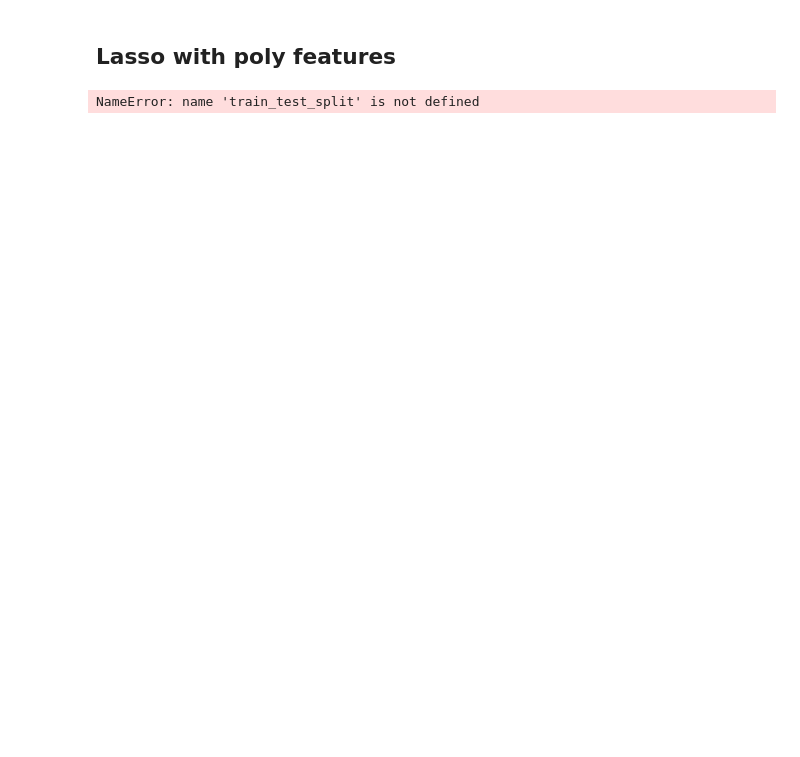
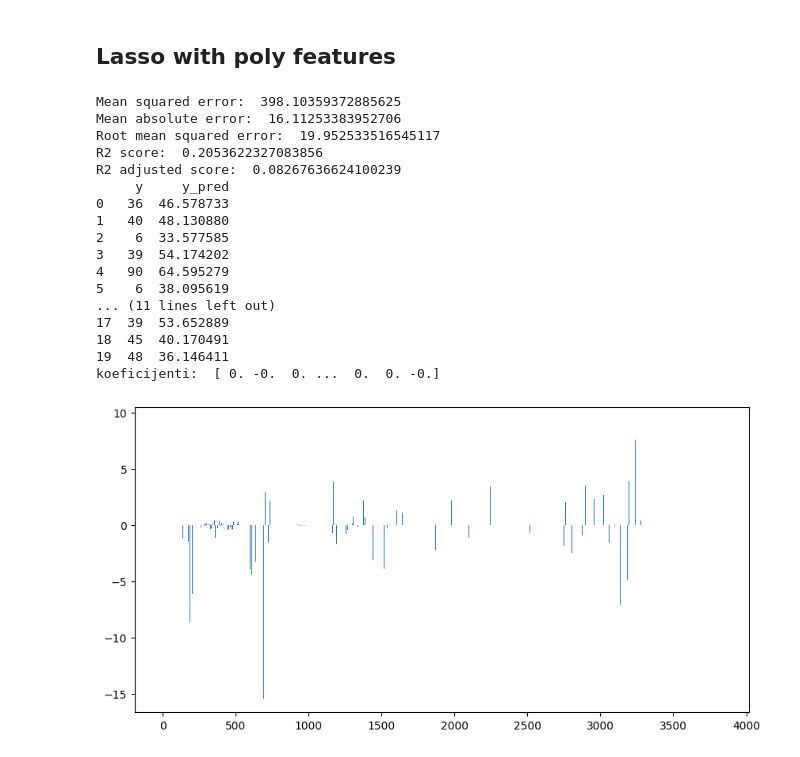
Before and after one commit to ssspetrovic/spotify-prediction, a Jupyter notebook: main.ipynb, the cells around one changed output. Cells and saved outputs as stored; diff of their text form; code cells hidden in the pictures; blank space fills up the shorter version.

```diff
--- a/main.ipynb
+++ b/main.ipynb
@@ -309,34 +275,51 @@ from sklearn.model_selection import train_test_split
 # %%
 # podela skupa na trening i test podatke
 
-x_train_1, x_test, y_train_1, y_test = train_test_split(x, y, test_size=0.05, random_state=42)
-x_train, x_val, y_train, y_val = train_test_split(x_train_1, y_train_1, test_size=0.05, random_state=42)
+x_train, x_test, y_train, y_test = train_test_split(X, y, test_size=0.05, random_state=42)
+# x_train, x_val, y_train, y_val = train_test_split(x_train_1, y_train_1, test_size=0.05, random_state=42)
 
-x_train_std, x_val_std = standardizacija(x_train, x_val, numeric_feats, dummy_feats)
+x_train_std, x_val_std = standardizacija(x_train, x_train, numeric_feats, dummy_feats)
 
 # x_train_std = x = x_train_std[['playlist_genre', 'month', 'danceability']]
 # x_val_std = x = x_val_std[['playlist_genre', 'month', 'danceability']]
-# %% [output]
-NameError: name 'train_test_split' is not defined
 # %%
-poly = PolynomialFeatures(interaction_only=False, degree=3, include_bias=True)
-x_inter_train = poly.fit_transform(x_train_std)
-x_inter_val = poly.transform(x_val_std)
+poly = PolynomialFeatures(interaction_only=False, degree=2, include_bias=True)
+x_inter_train = poly.fit_transform(x_train)
+x_inter_test = poly.transform(x_test)
 out_feat_names = PolynomialFeatures.get_feature_names_out(poly,input_features=None)
 # %%
 # Inicijalizacija modela
 lasso_model_2 = Lasso(alpha=0.01)
 
 #Obuka
 lasso_model_2.fit(x_inter_train, y_train)
 
 # Testiranje
-y_predicted = lasso_model_2.predict(x_inter_val)
+y_predicted = lasso_model_2.predict(x_inter_test)
 
 # Evaluacija (racunanje mera uspesnosti)
-model_evaluation(y_val, y_predicted, x_inter_train.shape[0], x_inter_train.shape[1])
+model_evaluation(y_test, y_predicted, x_inter_train.shape[0], x_inter_train.shape[1])
 
 # Ilustracija koeficijenata
 plt.figure(figsize=(10,5))
 plt.bar(range(len(lasso_model_2.coef_)),lasso_model_2.coef_)
 print("koeficijenti: ", lasso_model_2.coef_)
+# %% [output]
+Mean squared error:  398.10359372885625
+Mean absolute error:  16.11253383952706
+Root mean squared error:  19.952533516545117
+R2 score:  0.2053622327083856
+R2 adjusted score:  0.08267636624100239
+     y     y_pred
+0   36  46.578733
+1   40  48.130880
+2    6  33.577585
+3   39  54.174202
+4   90  64.595279
+5    6  38.095619
+... (11 lines left out)
+17  39  53.652889
+18  45  40.170491
+19  48  36.146411
+koeficijenti:  [ 0. -0.  0. ...  0.  0. -0.]
+[figure, added]
```
Also changed, not shown: parts of 11 cells of this notebook.
